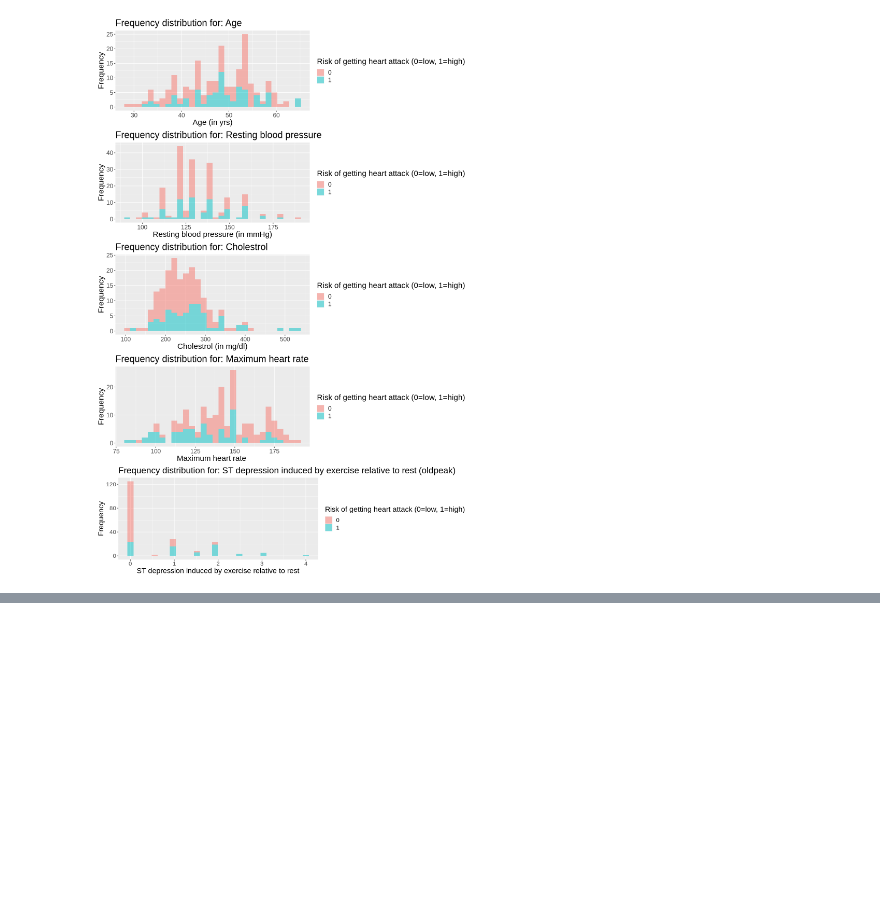
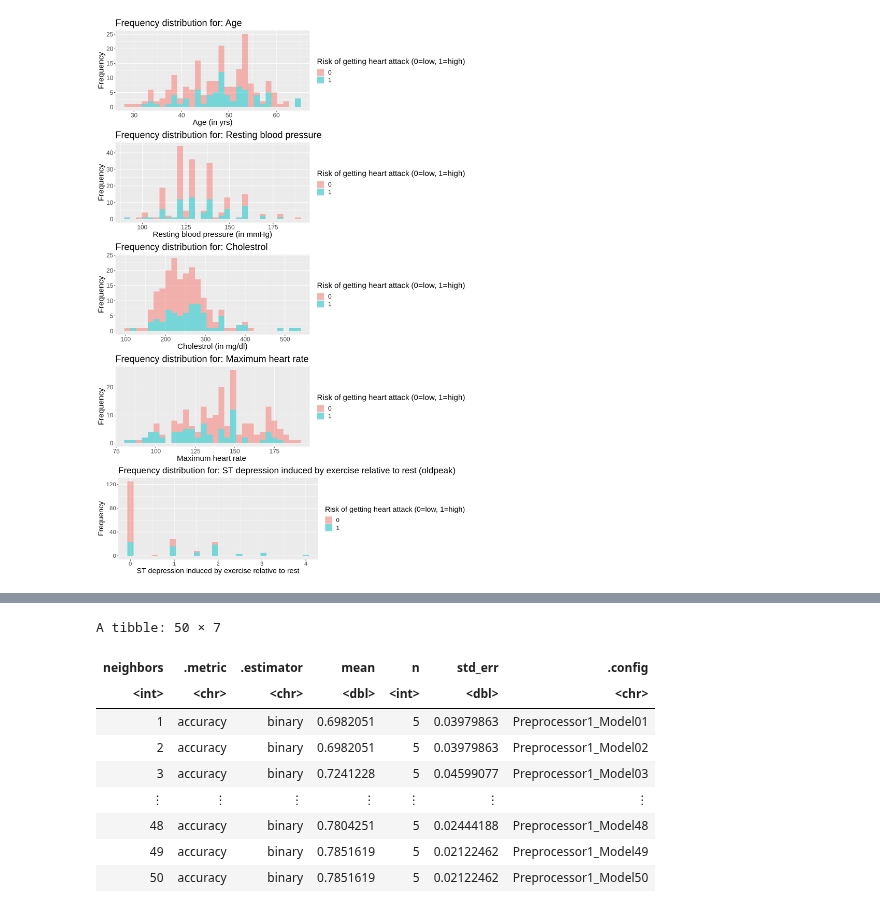
Before and after one commit to RichardAdhika22/heart_attack_prediction_knn, a Jupyter notebook: Group_project_report.ipynb, the cells around one changed output, grey strips where cells are left out. Drawn from its saved outputs; the diff is of its cells as text; code cells hidden in the pictures; blank space fills up the shorter version.

```diff
--- a/Group_project_report.ipynb
+++ b/Group_project_report.ipynb
@@ -196,3 +220,11 @@ oldpeak_hist = heart_attack_data_selected |>
 plot_grid(age_hist, trestbps_hist, chol_hist, thalach_hist, oldpeak_hist, ncol=1)
 # %% [output]
 [figure]
+# %%
+set.seed(1234)
+
+heart_attack_recipe = recipe(num ~., data = heart_attack_data_selected)|>
+    step_scale(all_predictors()) |>
+    step_center(all_predictors())
+
+heart_attack_recipe
@@ -198,0 +286,19 @@ plot_grid(age_hist, trestbps_hist, chol_hist, thalach_hist, oldpeak_hist, ncol=1
+# %%
+set.seed(1234)
+
+heart_attack_accuracies = heart_attack_workflow |>
+    collect_metrics() |>
+    filter(.metric == "accuracy")
+
+heart_attack_accuracies
+# %% [output]
+A tibble: 50 × 7
+| neighbors | .metric | .estimator | mean | n | std_err | .config |
+| <int> | <chr> | <chr> | <dbl> | <int> | <dbl> | <chr> |
+| 1 | accuracy | binary | 0.6982051 | 5 | 0.03979863 | Preprocessor1_Model01 |
+| 2 | accuracy | binary | 0.6982051 | 5 | 0.03979863 | Preprocessor1_Model02 |
+| 3 | accuracy | binary | 0.7241228 | 5 | 0.04599077 | Preprocessor1_Model03 |
+| ⋮ | ⋮ | ⋮ | ⋮ | ⋮ | ⋮ | ⋮ |
+| 48 | accuracy | binary | 0.7804251 | 5 | 0.02444188 | Preprocessor1_Model48 |
+| 49 | accuracy | binary | 0.7851619 | 5 | 0.02122462 | Preprocessor1_Model49 |
+| 50 | accuracy | binary | 0.7851619 | 5 | 0.02122462 | Preprocessor1_Model50 |
```
Also changed, not shown: parts of 8 cells of this notebook.
